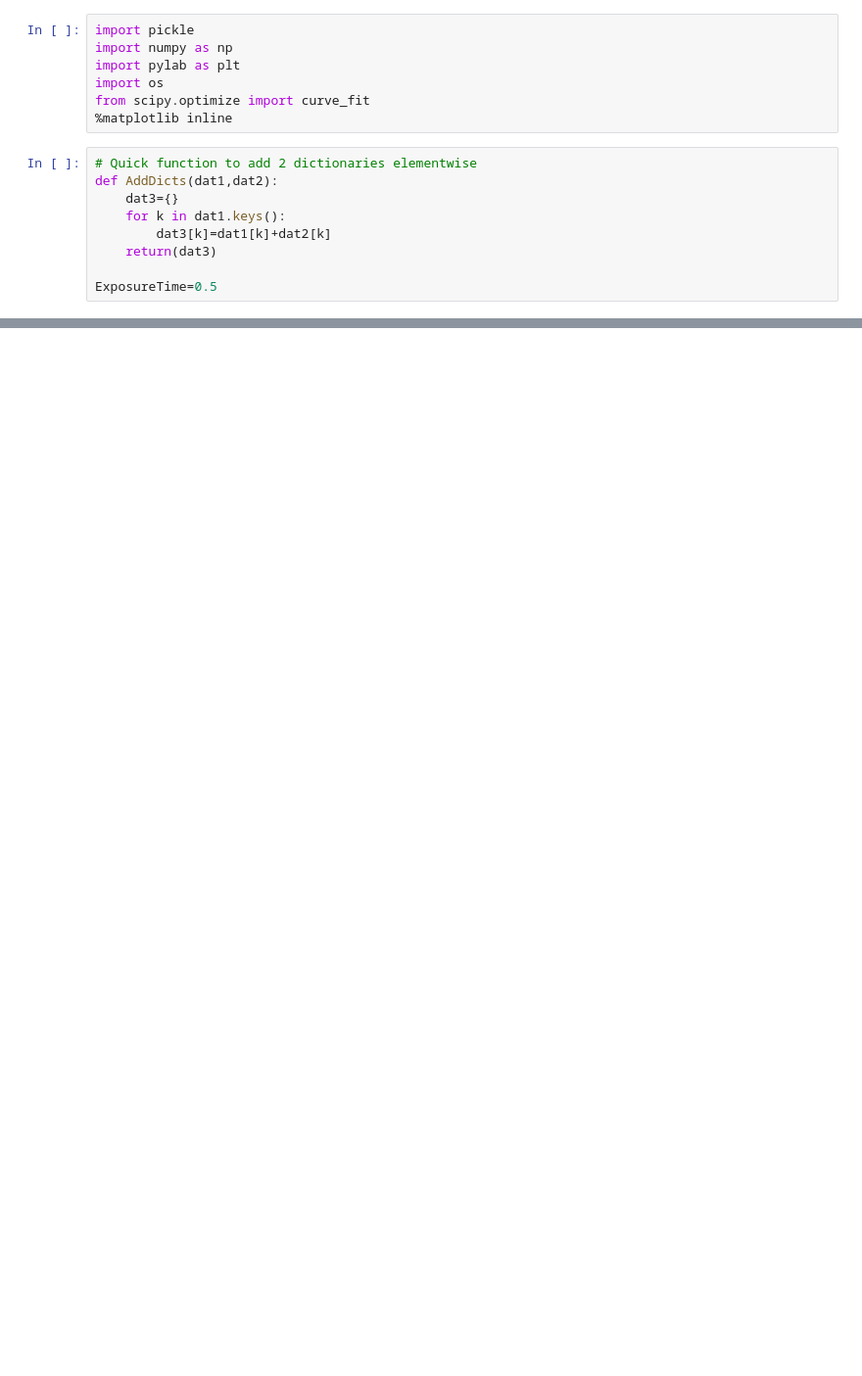
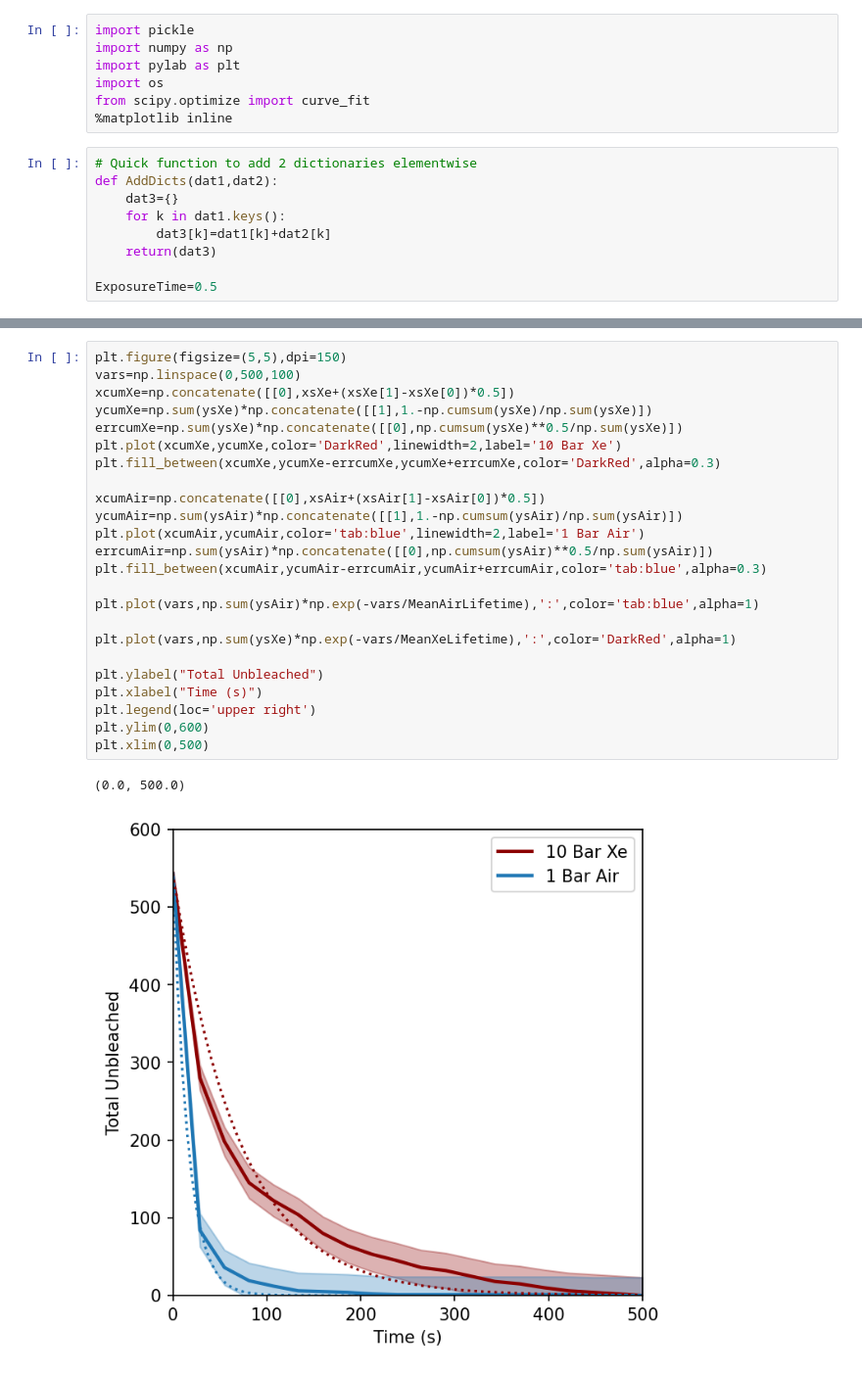
Before and after one commit to UTA-NURES/MicroscopePaperPlots, a Jupyter notebook: AnalyzeSpotDicts.ipynb, the cells around one changed output, grey strips where cells are left out. Shown at 98% size. Cells and saved outputs as stored; diff of their text form; blank space fills up the shorter version.

```diff
--- a/AnalyzeSpotDicts.ipynb
+++ b/AnalyzeSpotDicts.ipynb
@@ -186,2 +124,29 @@ Which
+# %%
+plt.figure(figsize=(5,5),dpi=150)
+vars=np.linspace(0,500,100)
+xcumXe=np.concatenate([[0],xsXe+(xsXe[1]-xsXe[0])*0.5])
+ycumXe=np.sum(ysXe)*np.concatenate([[1],1.-np.cumsum(ysXe)/np.sum(ysXe)])
+errcumXe=np.sum(ysXe)*np.concatenate([[0],np.cumsum(ysXe)**0.5/np.sum(ysXe)])
+plt.plot(xcumXe,ycumXe,color='DarkRed',linewidth=2,label='10 Bar Xe')
+plt.fill_between(xcumXe,ycumXe-errcumXe,ycumXe+errcumXe,color='DarkRed',alpha=0.3)
+
+xcumAir=np.concatenate([[0],xsAir+(xsAir[1]-xsAir[0])*0.5])
+ycumAir=np.sum(ysAir)*np.concatenate([[1],1.-np.cumsum(ysAir)/np.sum(ysAir)])
+plt.plot(xcumAir,ycumAir,color='tab:blue',linewidth=2,label='1 Bar Air')
+errcumAir=np.sum(ysAir)*np.concatenate([[0],np.cumsum(ysAir)**0.5/np.sum(ysAir)])
+plt.fill_between(xcumAir,ycumAir-errcumAir,ycumAir+errcumAir,color='tab:blue',alpha=0.3)
+
+plt.plot(vars,np.sum(ysAir)*np.exp(-vars/MeanAirLifetime),':',color='tab:blue',alpha=1)
+
+plt.plot(vars,np.sum(ysXe)*np.exp(-vars/MeanXeLifetime),':',color='DarkRed',alpha=1)
+
+plt.ylabel("Total Unbleached")
+plt.xlabel("Time (s)")
+plt.legend(loc='upper right')
+plt.ylim(0,600)
+plt.xlim(0,500)
+# %% [output]
+(0.0, 500.0)
+[figure, added]
 # %%
 PickedOuti=[141,37,84,221,245]
```
Also changed, not shown: parts of 9 cells of this notebook, 16 other files.
